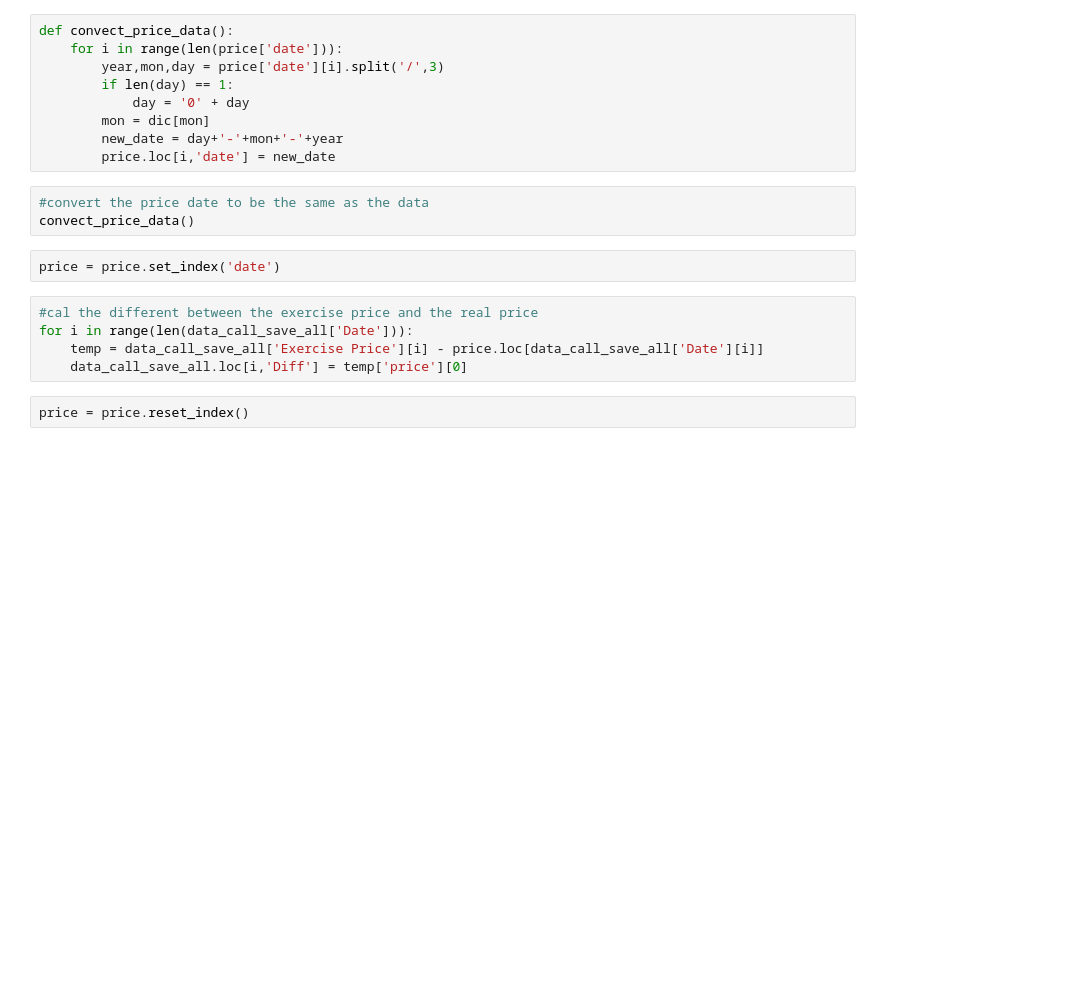
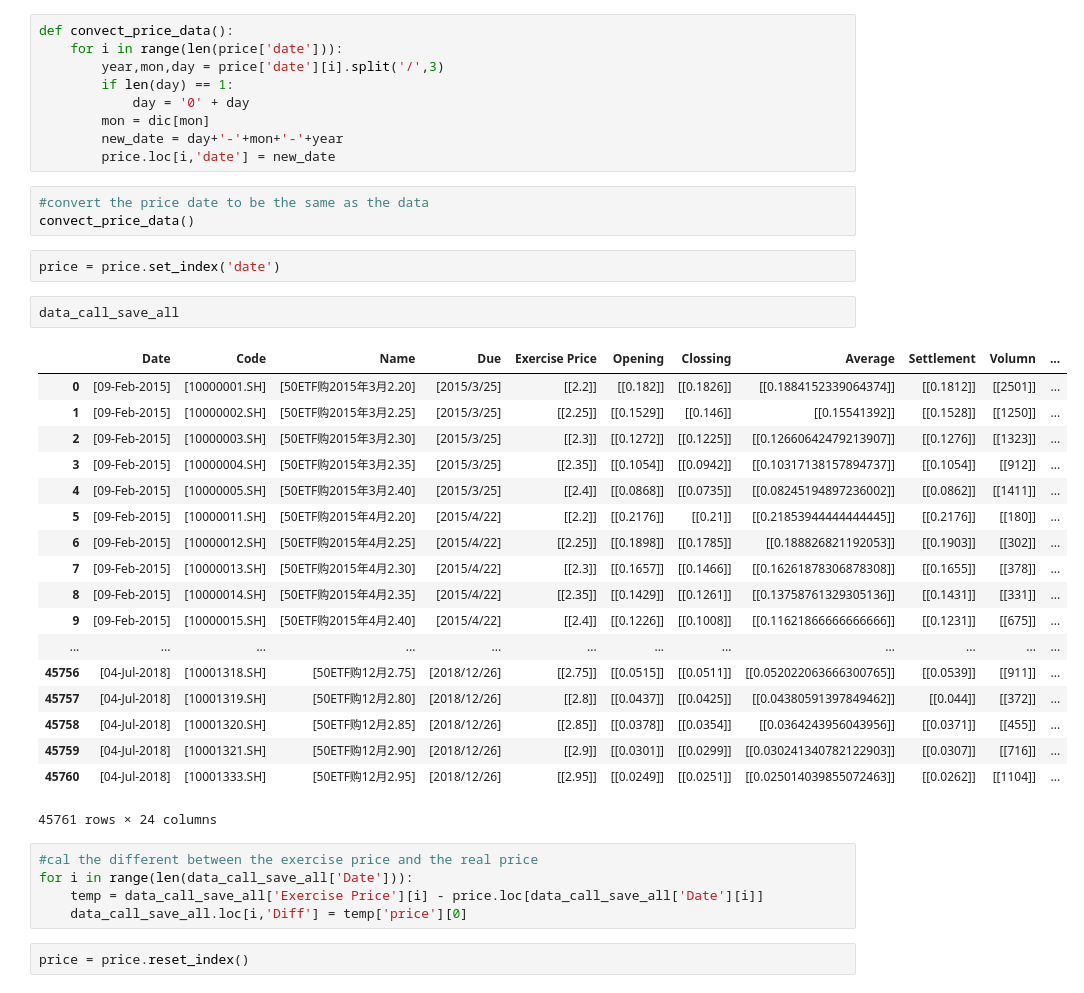
Before and after one commit to tony23545/VSI, a Jupyter notebook: VSI.ipynb, the cells around one changed output. Saved outputs shown, nothing was run; the diff lists cells and outputs as text; blank space fills up the shorter version.

```diff
--- a/VSI.ipynb
+++ b/VSI.ipynb
@@ -24,6 +24,27 @@ def convect_price_data():
 convect_price_data()
 # %%
 price = price.set_index('date')
+# %%
+data_call_save_all
+# %% [output]
+|  | Date | Code | Name | Due | Exercise Price | Opening | Clossing | Average | Settlement | Volumn | ... |
+| 0 | [09-Feb-2015] | [10000001.SH] | [50ETF购2015年3月2.20] | [2015/3/25] | [[2.2]] | [[0.182]] | [[0.1826]] | [[0.1884152339064374]] | [[0.1812]] | [[2501]] | ... |
+| 1 | [09-Feb-2015] | [10000002.SH] | [50ETF购2015年3月2.25] | [2015/3/25] | [[2.25]] | [[0.1529]] | [[0.146]] | [[0.15541392]] | [[0.1528]] | [[1250]] | ... |
+| 2 | [09-Feb-2015] | [10000003.SH] | [50ETF购2015年3月2.30] | [2015/3/25] | [[2.3]] | [[0.1272]] | [[0.1225]] | [[0.12660642479213907]] | [[0.1276]] | [[1323]] | ... |
+| 3 | [09-Feb-2015] | [10000004.SH] | [50ETF购2015年3月2.35] | [2015/3/25] | [[2.35]] | [[0.1054]] | [[0.0942]] | [[0.10317138157894737]] | [[0.1054]] | [[912]] | ... |
+| 4 | [09-Feb-2015] | [10000005.SH] | [50ETF购2015年3月2.40] | [2015/3/25] | [[2.4]] | [[0.0868]] | [[0.0735]] | [[0.08245194897236002]] | [[0.0862]] | [[1411]] | ... |
+| 5 | [09-Feb-2015] | [10000011.SH] | [50ETF购2015年4月2.20] | [2015/4/22] | [[2.2]] | [[0.2176]] | [[0.21]] | [[0.21853944444444445]] | [[0.2176]] | [[180]] | ... |
+| 6 | [09-Feb-2015] | [10000012.SH] | [50ETF购2015年4月2.25] | [2015/4/22] | [[2.25]] | [[0.1898]] | [[0.1785]] | [[0.188826821192053]] | [[0.1903]] | [[302]] | ... |
+| 7 | [09-Feb-2015] | [10000013.SH] | [50ETF购2015年4月2.30] | [2015/4/22] | [[2.3]] | [[0.1657]] | [[0.1466]] | [[0.16261878306878308]] | [[0.1655]] | [[378]] | ... |
+| 8 | [09-Feb-2015] | [10000014.SH] | [50ETF购2015年4月2.35] | [2015/4/22] | [[2.35]] | [[0.1429]] | [[0.1261]] | [[0.13758761329305136]] | [[0.1431]] | [[331]] | ... |
+| 9 | [09-Feb-2015] | [10000015.SH] | [50ETF购2015年4月2.40] | [2015/4/22] | [[2.4]] | [[0.1226]] | [[0.1008]] | [[0.11621866666666666]] | [[0.1231]] | [[675]] | ... |
+| ... | ... | ... | ... | ... | ... | ... | ... | ... | ... | ... | ... |
+| 45756 | [04-Jul-2018] | [10001318.SH] | [50ETF购12月2.75] | [2018/12/26] | [[2.75]] | [[0.0515]] | [[0.0511]] | [[0.052022063666300765]] | [[0.0539]] | [[911]] | ... |
+| 45757 | [04-Jul-2018] | [10001319.SH] | [50ETF购12月2.80] | [2018/12/26] | [[2.8]] | [[0.0437]] | [[0.0425]] | [[0.04380591397849462]] | [[0.044]] | [[372]] | ... |
+| 45758 | [04-Jul-2018] | [10001320.SH] | [50ETF购12月2.85] | [2018/12/26] | [[2.85]] | [[0.0378]] | [[0.0354]] | [[0.0364243956043956]] | [[0.0371]] | [[455]] | ... |
+| 45759 | [04-Jul-2018] | [10001321.SH] | [50ETF购12月2.90] | [2018/12/26] | [[2.9]] | [[0.0301]] | [[0.0299]] | [[0.030241340782122903]] | [[0.0307]] | [[716]] | ... |
+| 45760 | [04-Jul-2018] | [10001333.SH] | [50ETF购12月2.95] | [2018/12/26] | [[2.95]] | [[0.0249]] | [[0.0251]] | [[0.025014039855072463]] | [[0.0262]] | [[1104]] | ... |
+45761 rows × 24 columns
 # %%
 #cal the different between the exercise price and the real price
 for i in range(len(data_call_save_all['Date'])):
```
Also changed, not shown: parts of 4 cells of this notebook.
